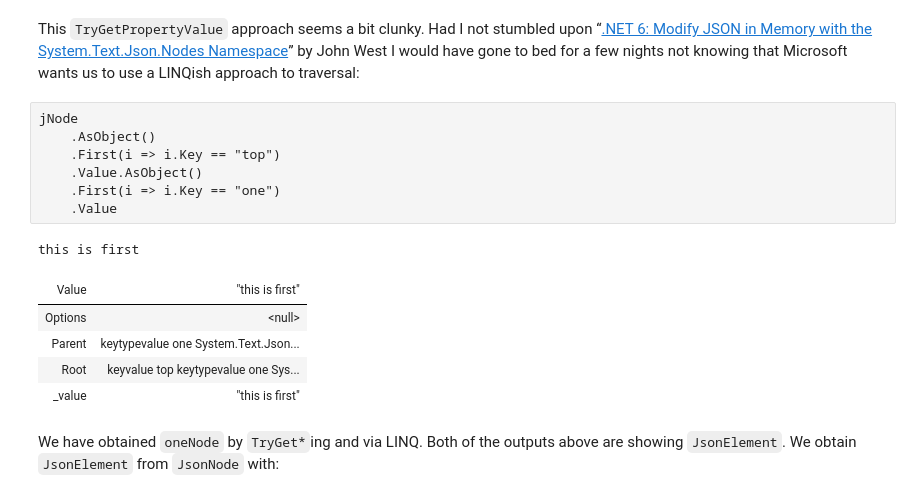
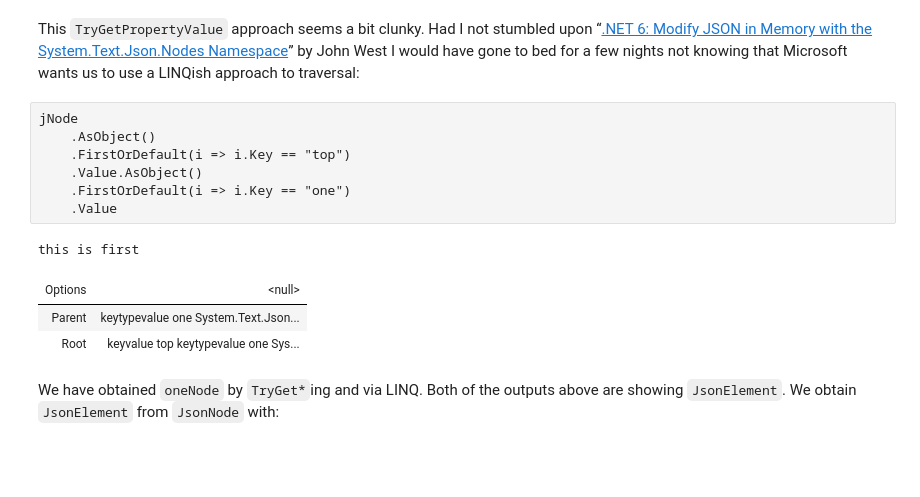
Before and after one commit to BryanWilhite/jupyter-central, a Jupyter notebook: funkykb/csharp/system-text-json-nodes.ipynb, the cells around one changed output. Cells and saved outputs as stored; diff of their text form; blank space fills up the shorter version.

```diff
--- a/funkykb/csharp/system-text-json-nodes.ipynb
+++ b/funkykb/csharp/system-text-json-nodes.ipynb
@@ -107,17 +103,15 @@ This `TryGetPropertyValue` approach seems a bit clunky. Had I not stumbled upon
 # %%
 jNode
     .AsObject()
-    .First(i => i.Key == "top")
+    .FirstOrDefault(i => i.Key == "top")
     .Value.AsObject()
-    .First(i => i.Key == "one")
+    .FirstOrDefault(i => i.Key == "one")
     .Value
 # %% [output]
 this is first
-| Value | "this is first" |
 | Options | <null> |
 | Parent | keytypevalue one System.Text.Json... |
 | Root | keyvalue top keytypevalue one Sys... |
-| _value | "this is first" |
 # %% [markdown]
 We have obtained `oneNode` by `TryGet*`ing and via LINQ. Both of the outputs above are showing `JsonElement`. We obtain `JsonElement` from `JsonNode` with:
 # %%
```
Also changed, not shown: parts of 34 cells of this notebook.
